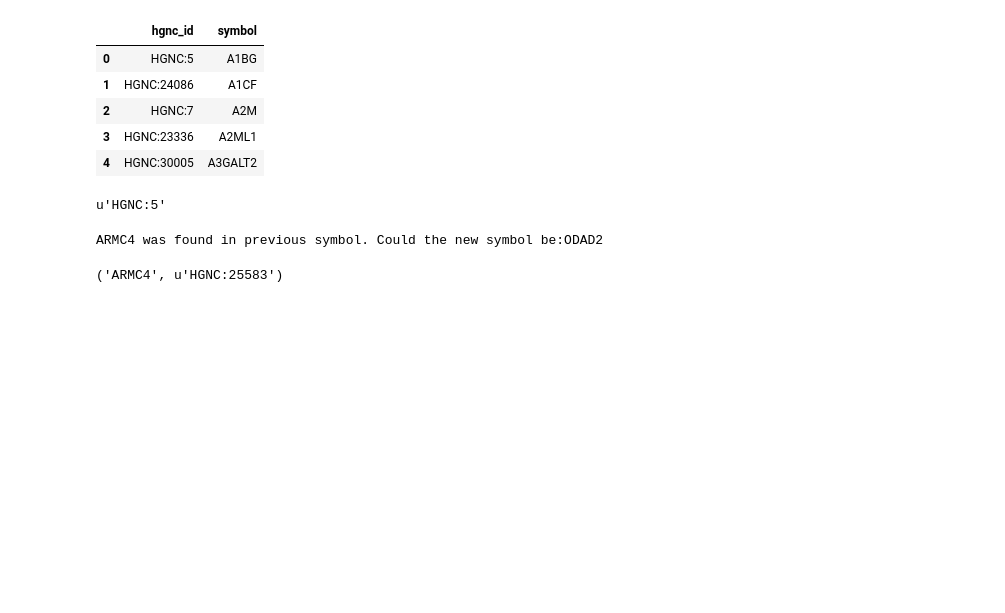
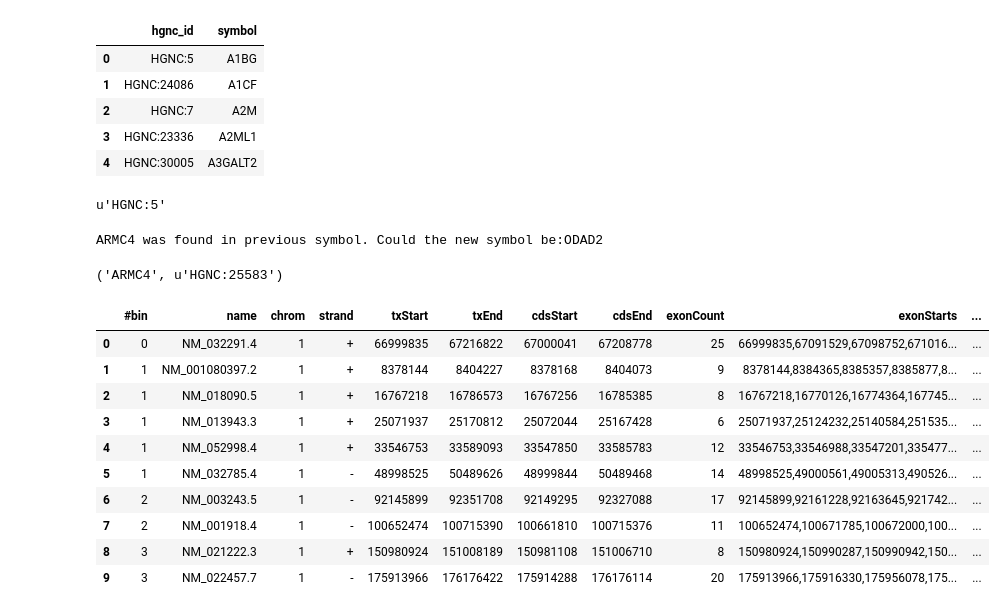
Before and after one commit to oyvindbusk/furry-couscous, a Jupyter notebook: Untitled.ipynb, the cells around one changed output. Cells and saved outputs as stored; diff of their text form; code cells hidden in the pictures; blank space fills up the shorter version.

```diff
--- a/Untitled.ipynb
+++ b/Untitled.ipynb
@@ -58,3 +58,24 @@ run_query("ARMC4")
 # %% [output]
 ARMC4 was found in previous symbol. Could the new symbol be:ODAD2
 ('ARMC4', u'HGNC:25583')
+# %%
+df1 = pd.read_csv("downloads/RefseqSelect_GRCh37.txt",sep="\t", dtype={'#bin':int,'name':str,'chrom':str,'strand':str,'txStart':int,'txEnd':int,'cdsStart':int,'cdsEnd':int,'exonCount':int,'exonStarts':str,'exonEnds':str, 'score':int,   'name2':str ,  'cdsStartStat':str ,   'cdsEndStat':str ,'exonFrames':str})
+df2 = pd.read_csv("downloads/RefseqAll_GRCh37.txt",sep="\t", dtype={'#bin':int,'name':str,'chrom':str,'strand':str,'txStart':int,'txEnd':int,'cdsStart':int,'cdsEnd':int,'exonCount':int,'exonStarts':str,'exonEnds':str, 'score':int,   'name2':str ,  'cdsStartStat':str ,   'cdsEndStat':str ,'exonFrames':str})
+df3 = pd.read_csv("downloads/GenCodeBasicV36lift37.txt",sep="\t", dtype={'#bin':int,'name':str,'chrom':str,'strand':str,'txStart':int,'txEnd':int,'cdsStart':int,'cdsEnd':int,'exonCount':int,'exonStarts':str,'exonEnds':str, 'score':int,   'name2':str ,  'cdsStartStat':str ,   'cdsEndStat':str ,'exonFrames':str})
+df1 = df1[:10]
+df2 = df2[:10]
+df3 = df3[:10]
+# %%
+df1
+# %% [output]
+|  | #bin | name | chrom | strand | txStart | txEnd | cdsStart | cdsEnd | exonCount | exonStarts | ... |
+| 0 | 0 | NM_032291.4 | 1 | + | 66999835 | 67216822 | 67000041 | 67208778 | 25 | 66999835,67091529,67098752,671016... | ... |
+| 1 | 1 | NM_001080397.2 | 1 | + | 8378144 | 8404227 | 8378168 | 8404073 | 9 | 8378144,8384365,8385357,8385877,8... | ... |
+| 2 | 1 | NM_018090.5 | 1 | + | 16767218 | 16786573 | 16767256 | 16785385 | 8 | 16767218,16770126,16774364,167745... | ... |
+| 3 | 1 | NM_013943.3 | 1 | + | 25071937 | 25170812 | 25072044 | 25167428 | 6 | 25071937,25124232,25140584,251535... | ... |
+| 4 | 1 | NM_052998.4 | 1 | + | 33546753 | 33589093 | 33547850 | 33585783 | 12 | 33546753,33546988,33547201,335477... | ... |
+| 5 | 1 | NM_032785.4 | 1 | - | 48998525 | 50489626 | 48999844 | 50489468 | 14 | 48998525,49000561,49005313,490526... | ... |
+| 6 | 2 | NM_003243.5 | 1 | - | 92145899 | 92351708 | 92149295 | 92327088 | 17 | 92145899,92161228,92163645,921742... | ... |
+| 7 | 2 | NM_001918.4 | 1 | - | 100652474 | 100715390 | 100661810 | 100715376 | 11 | 100652474,100671785,100672000,100... | ... |
+| 8 | 3 | NM_021222.3 | 1 | + | 150980924 | 151008189 | 150981108 | 151006710 | 8 | 150980924,150990287,150990942,150... | ... |
+| 9 | 3 | NM_022457.7 | 1 | - | 175913966 | 176176422 | 175914288 | 176176114 | 20 | 175913966,175916330,175956078,175... | ... |
```
Also changed, not shown: parts of 4 cells of this notebook, 13 other files.
